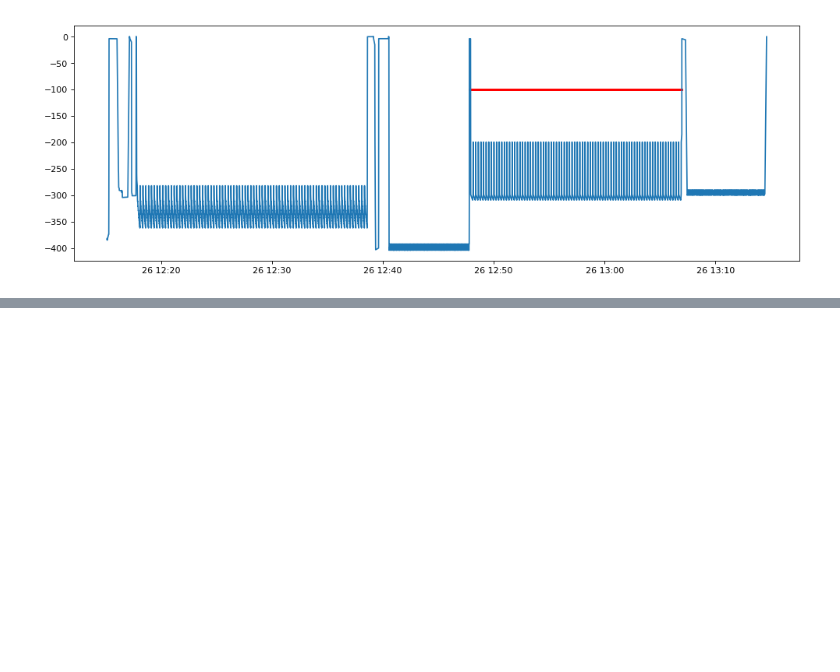
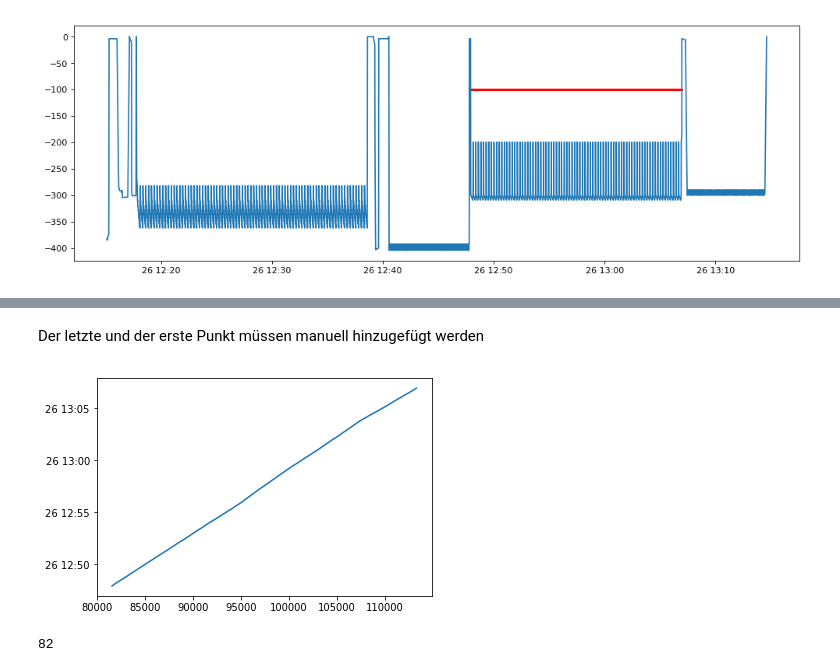
Before and after one commit to Xavubil/master_project_machine_learning, a Jupyter notebook: data_exploration/Datenaufbereitung_Vorgehen.ipynb, the cells around one changed output, grey strips where cells are left out. Drawn from its saved outputs; the diff is of its cells as text; code cells hidden in the pictures; blank space fills up the shorter version.

```diff
--- a/data_exploration/Datenaufbereitung_Vorgehen.ipynb
+++ b/data_exploration/Datenaufbereitung_Vorgehen.ipynb
@@ -60,0 +125,12 @@ plt.scatter(dfReibdaten.timeStamp,[-100]*len(dfReibdaten), s=1.0,c='r')
+# %% [markdown]
+Der letzte und der erste Punkt müssen manuell hinzugefügt werden
+# %%
+dfTops = dfTops.append(zAxisEineEbene.iloc[0])
+dfTops = dfTops.append(zAxisEineEbene.iloc[-1])
+dfTops = dfTops.sort_values(by="timeStamp")
+plt.plot(dfTops.timeStamp)
+plt.show()
+print(len(dfTops))
+# %% [output]
+[figure, added]
+82
```
Also changed, not shown: parts of 15 cells of this notebook, 1 other file.
